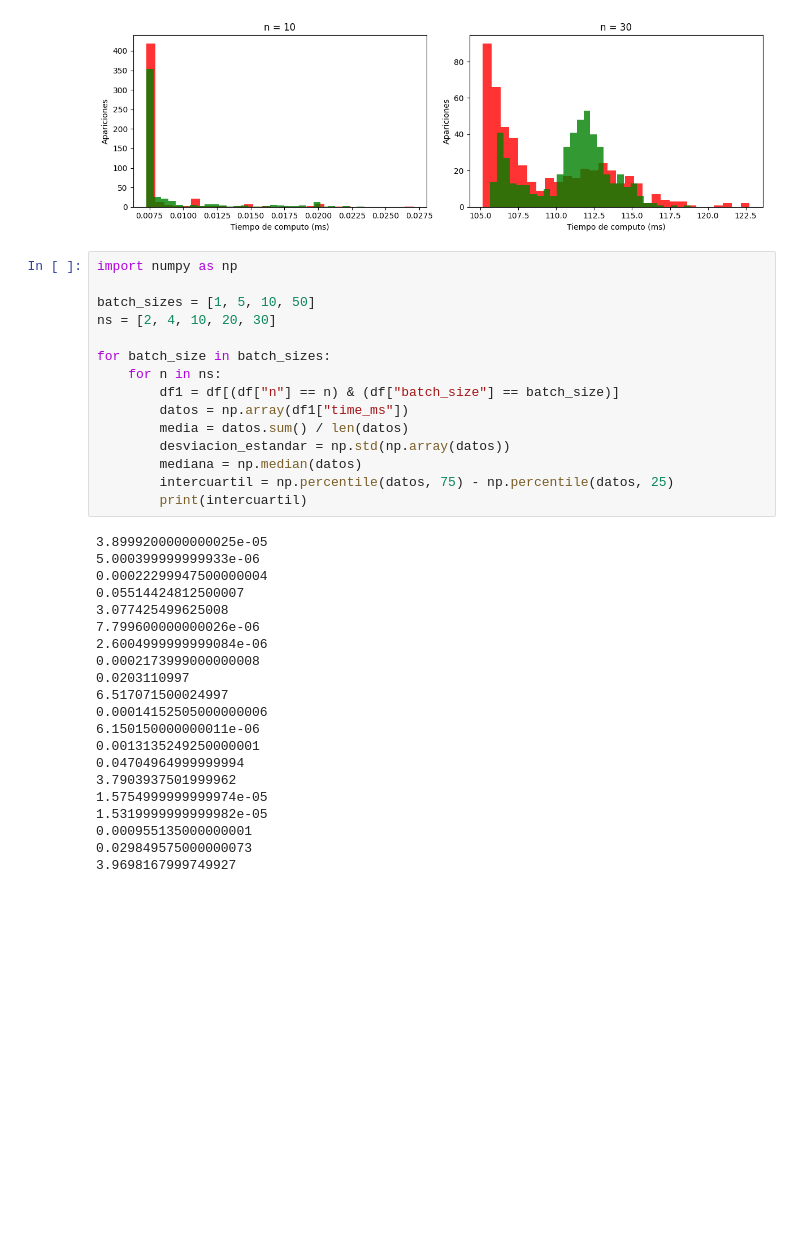
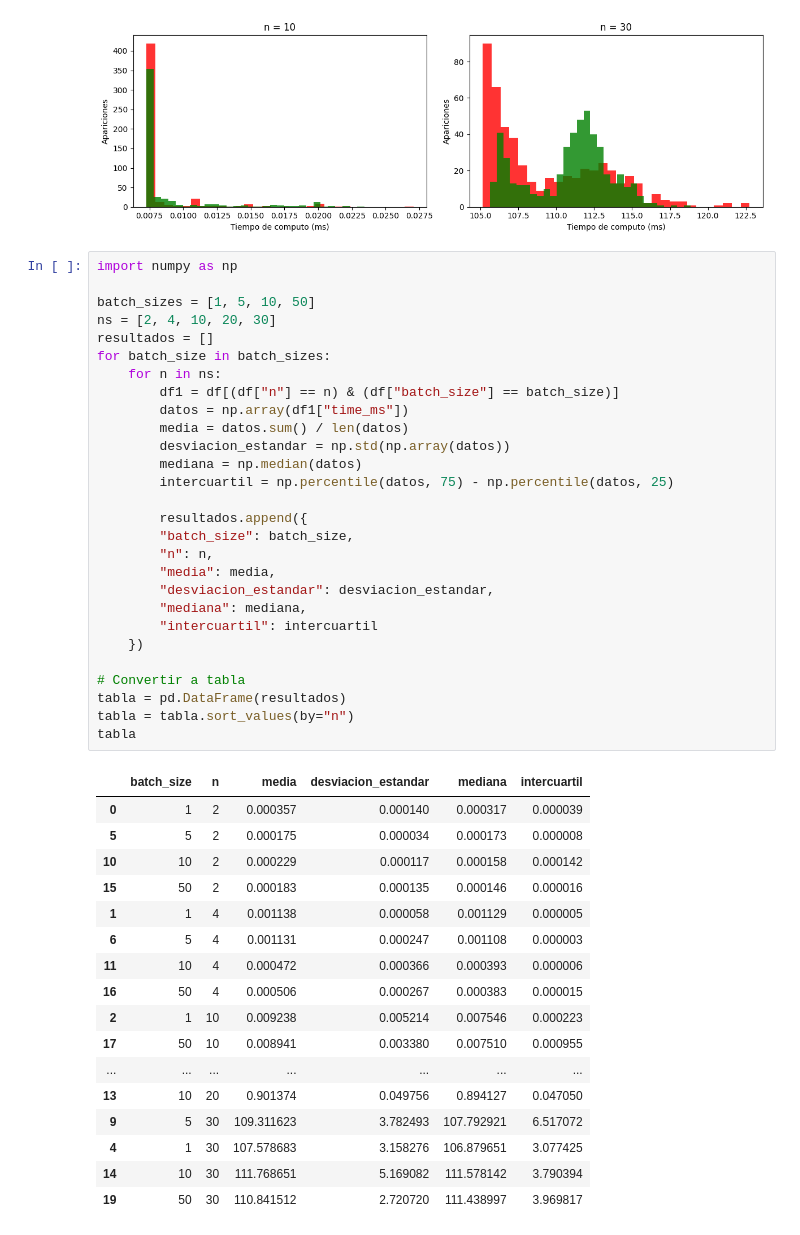
Before and after one commit to 0David1/Probabilidad, a Jupyter notebook: Untitled(1).ipynb, the cells around one changed output. Saved outputs shown, nothing was run; the diff lists cells and outputs as text; blank space fills up the shorter version.

Commit message:
tabla armada

```diff
--- a/Untitled(1).ipynb
+++ b/Untitled(1).ipynb
@@ -62,36 +64,46 @@ plt.show()
 # %%
 import numpy as np
 
 batch_sizes = [1, 5, 10, 50]
 ns = [2, 4, 10, 20, 30]
-
+resultados = []
 for batch_size in batch_sizes:
     for n in ns:
         df1 = df[(df["n"] == n) & (df["batch_size"] == batch_size)]
         datos = np.array(df1["time_ms"])
         media = datos.sum() / len(datos)
         desviacion_estandar = np.std(np.array(datos))
         mediana = np.median(datos)
         intercuartil = np.percentile(datos, 75) - np.percentile(datos, 25)
-        print(intercuartil)
+
+        resultados.append({
+        "batch_size": batch_size,
+        "n": n,
+        "media": media,
+        "desviacion_estandar": desviacion_estandar,
+        "mediana": mediana,
+        "intercuartil": intercuartil
+    })
+
+# Convertir a tabla
+tabla = pd.DataFrame(resultados)
+tabla = tabla.sort_values(by="n")
+tabla
 # %% [output]
-3.8999200000000025e-05
-5.000399999999933e-06
-0.00022299947500000004
-0.05514424812500007
-3.077425499625008
-7.799600000000026e-06
-2.6004999999999084e-06
-0.0002173999000000008
-0.0203110997
-6.517071500024997
-0.00014152505000000006
-6.150150000000011e-06
-0.0013135249250000001
-0.04704964999999994
-3.7903937501999962
-1.5754999999999974e-05
-1.5319999999999982e-05
-0.000955135000000001
-0.029849575000000073
-3.9698167999749927
+|  | batch_size | n | media | desviacion_estandar | mediana | intercuartil |
+| 0 | 1 | 2 | 0.000357 | 0.000140 | 0.000317 | 0.000039 |
+| 5 | 5 | 2 | 0.000175 | 0.000034 | 0.000173 | 0.000008 |
+| 10 | 10 | 2 | 0.000229 | 0.000117 | 0.000158 | 0.000142 |
+| 15 | 50 | 2 | 0.000183 | 0.000135 | 0.000146 | 0.000016 |
+| 1 | 1 | 4 | 0.001138 | 0.000058 | 0.001129 | 0.000005 |
+| 6 | 5 | 4 | 0.001131 | 0.000247 | 0.001108 | 0.000003 |
+| 11 | 10 | 4 | 0.000472 | 0.000366 | 0.000393 | 0.000006 |
+| 16 | 50 | 4 | 0.000506 | 0.000267 | 0.000383 | 0.000015 |
+| 2 | 1 | 10 | 0.009238 | 0.005214 | 0.007546 | 0.000223 |
+| 17 | 50 | 10 | 0.008941 | 0.003380 | 0.007510 | 0.000955 |
+| ... | ... | ... | ... | ... | ... | ... |
+| 13 | 10 | 20 | 0.901374 | 0.049756 | 0.894127 | 0.047050 |
+| 9 | 5 | 30 | 109.311623 | 3.782493 | 107.792921 | 6.517072 |
+| 4 | 1 | 30 | 107.578683 | 3.158276 | 106.879651 | 3.077425 |
+| 14 | 10 | 30 | 111.768651 | 5.169082 | 111.578142 | 3.790394 |
+| 19 | 50 | 30 | 110.841512 | 2.720720 | 111.438997 | 3.969817 |
```
Also changed, not shown: parts of 1 cell of this notebook.
